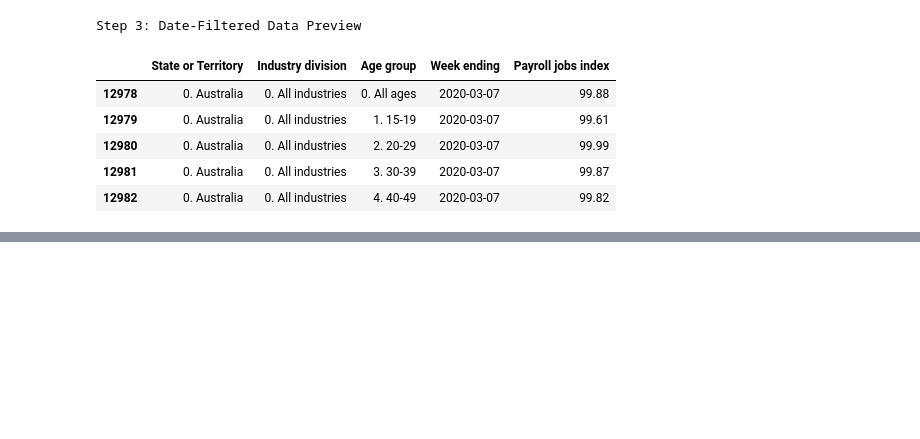
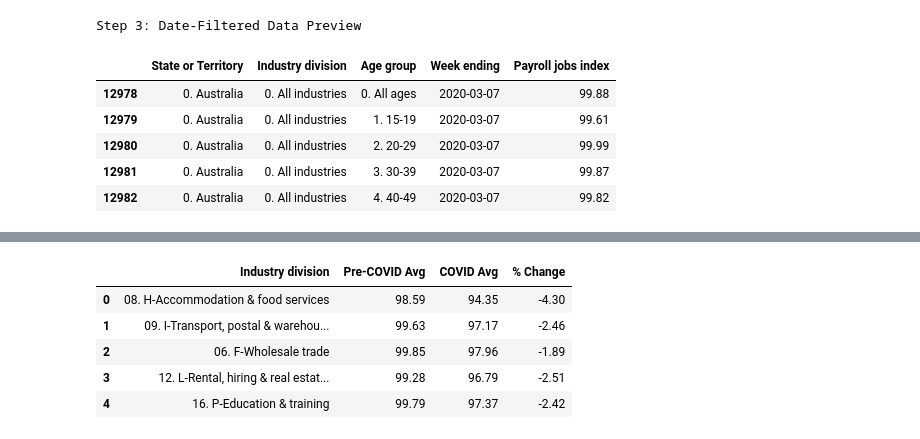
Before and after one commit to Jolene115/covid19-jobs-impact-australia, a Jupyter notebook: covid_analysis.ipynb, the cells around one changed output, grey strips where cells are left out. Cells and saved outputs as stored; diff of their text form; code cells hidden in the pictures; blank space fills up the shorter version.

```diff
--- a/covid_analysis.ipynb
+++ b/covid_analysis.ipynb
@@ -75,0 +129,9 @@ Step 3: Date-Filtered Data Preview
+# %%
+# Compare pre- vs post-COVID trends
+# Define pre-COVID and during-COVID date ranges
+baseline_period = (df_plot['Week ending'] >= '2020-03-07') & (df_plot['Week ending'] < '2020-03-28')
+covid_period = (df_plot['Week ending'] > '2020-03-28') & (df_plot['Week ending'] <= '2021-06-26')
+
+# Group by industry and calculate average Payroll Jobs Index for each period
+baseline_avg = df_plot[baseline_period].groupby('Industry division')['Payroll jobs index'].mean()
+covid_avg = df_plot[covid_period].groupby('Industry division')['Payroll jobs index'].mean()
@@ -75,0 +144,20 @@ Step 3: Date-Filtered Data Preview
+# %%
+# Calculate percentage change
+impact_df['% Change'] = ((impact_df['COVID Avg'] - impact_df['Pre-COVID Avg']) / impact_df['Pre-COVID Avg']) * 100
+
+# Filter to selected industries
+impact_df = impact_df.loc[selected_industries]
+
+# Round values
+impact_df = impact_df.round(2)
+
+# Display result
+impact_df.reset_index(inplace=True)
+impact_df
+# %% [output]
+|  | Industry division | Pre-COVID Avg | COVID Avg | % Change |
+| 0 | 08. H-Accommodation & food services | 98.59 | 94.35 | -4.30 |
+| 1 | 09. I-Transport, postal & warehou... | 99.63 | 97.17 | -2.46 |
+| 2 | 06. F-Wholesale trade | 99.85 | 97.96 | -1.89 |
+| 3 | 12. L-Rental, hiring & real estat... | 99.28 | 96.79 | -2.51 |
+| 4 | 16. P-Education & training | 99.79 | 97.37 | -2.42 |
```
Also changed, not shown: parts of 8 cells of this notebook.
